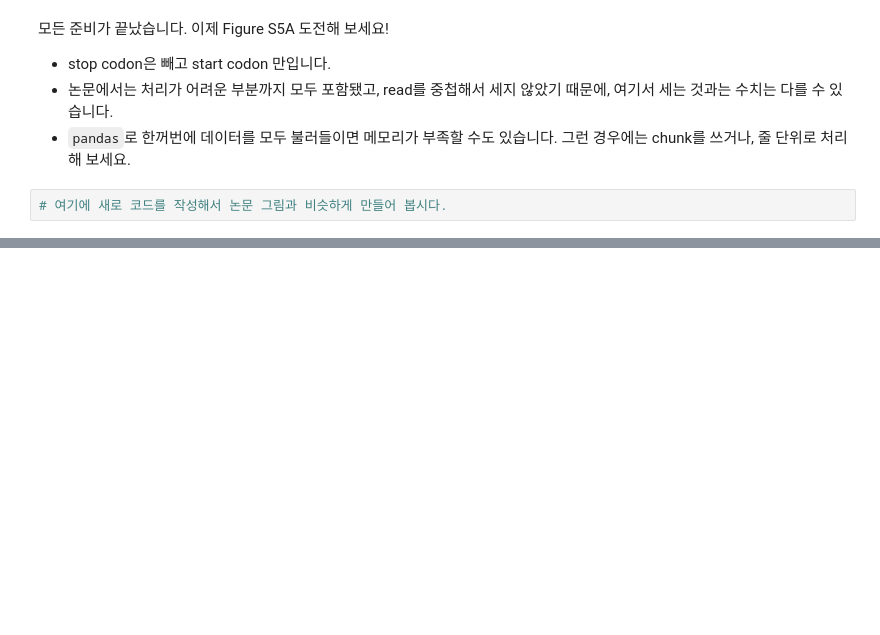
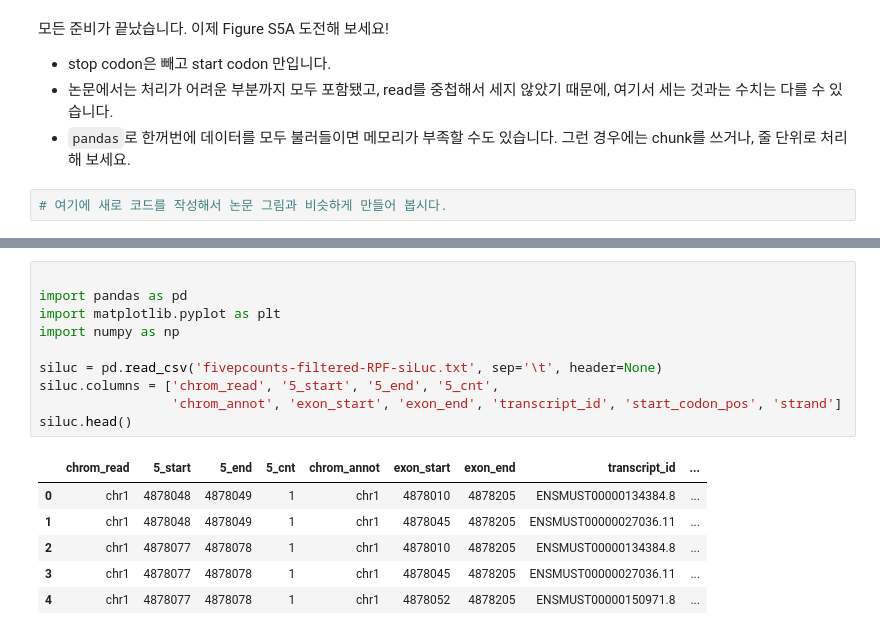
Before and after one commit to mahoon2/bioinfo1, a Jupyter notebook: CoLab_TermProj_2025_2.ipynb, the cells around one changed output, grey strips where cells are left out. Cells and saved outputs as stored; diff of their text form; blank space fills up the shorter version.

```diff
--- a/CoLab_TermProj_2025_2.ipynb
+++ b/CoLab_TermProj_2025_2.ipynb
@@ -156,0 +204,17 @@ chr1    4878103 4878104 1       chr1    4878045 4878205 ENSMUST00000027036.11
+# %%
+
+import pandas as pd
+import matplotlib.pyplot as plt
+import numpy as np
+
+siluc = pd.read_csv('fivepcounts-filtered-RPF-siLuc.txt', sep='\t', header=None)
+siluc.columns = ['chrom_read', '5_start', '5_end', '5_cnt',
+                 'chrom_annot', 'exon_start', 'exon_end', 'transcript_id', 'start_codon_pos', 'strand']
+siluc.head()
+# %% [output]
+|  | chrom_read | 5_start | 5_end | 5_cnt | chrom_annot | exon_start | exon_end | transcript_id | ... |
+| 0 | chr1 | 4878048 | 4878049 | 1 | chr1 | 4878010 | 4878205 | ENSMUST00000134384.8 | ... |
+| 1 | chr1 | 4878048 | 4878049 | 1 | chr1 | 4878045 | 4878205 | ENSMUST00000027036.11 | ... |
+| 2 | chr1 | 4878077 | 4878078 | 1 | chr1 | 4878010 | 4878205 | ENSMUST00000134384.8 | ... |
+| 3 | chr1 | 4878077 | 4878078 | 1 | chr1 | 4878045 | 4878205 | ENSMUST00000027036.11 | ... |
+| 4 | chr1 | 4878077 | 4878078 | 1 | chr1 | 4878052 | 4878205 | ENSMUST00000150971.8 | ... |
```
Also changed, not shown: parts of 15 cells of this notebook, 2 other files.
